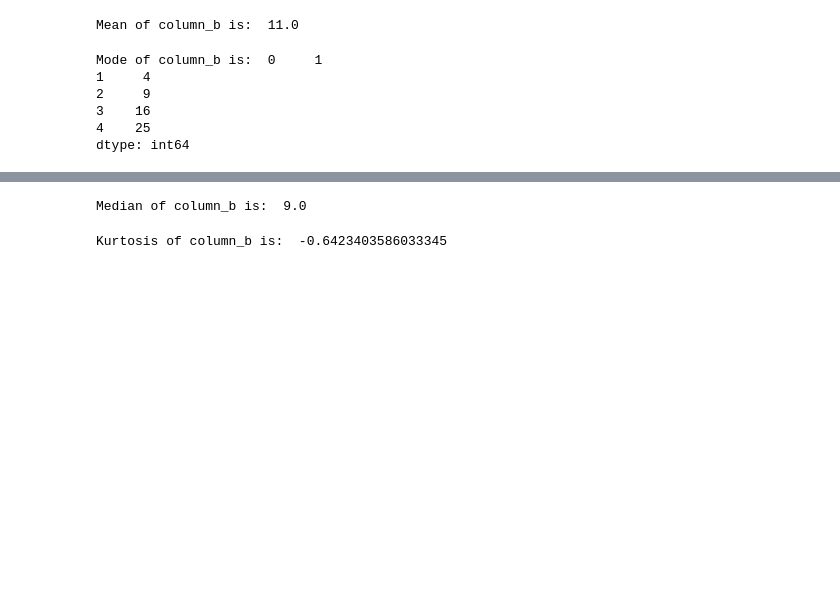
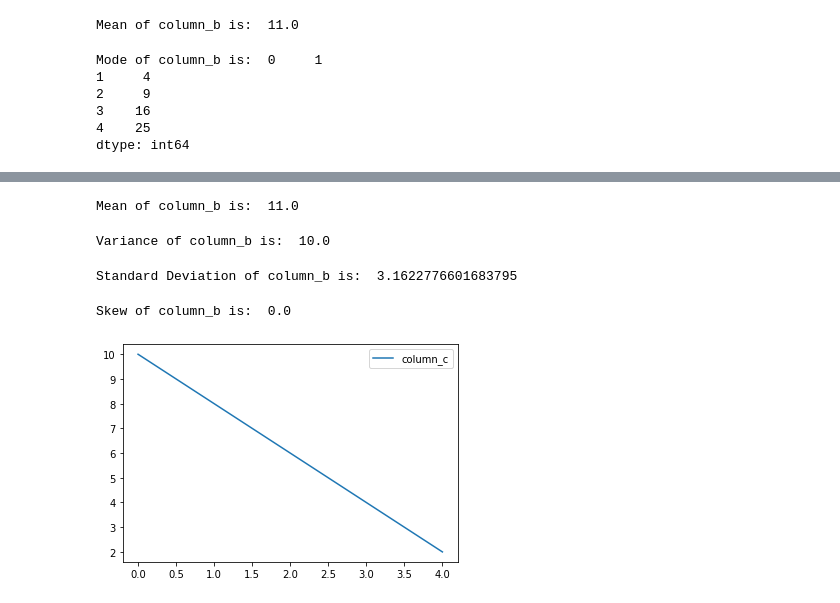
Before and after one commit to tevish321/challenge2, a Jupyter notebook: Challenge 2.ipynb, the cells around one changed output, grey strips where cells are left out. Saved outputs shown, nothing was run; the diff lists cells and outputs as text; code cells hidden in the pictures; blank space fills up the shorter version.

```diff
--- a/Challenge 2.ipynb
+++ b/Challenge 2.ipynb
@@ -35,8 +65,25 @@ dtype: int64
+# %%
+print('Mean of column_b is: ' , df.column_b.mean())
+# Mean represents the expected value of a variable in x and is the generalisation of the weighted mean
+# %% [output]
+Mean of column_b is:  11.0
 # %%
-print('Median of column_b is: ', df.column_b.median())
+print('Variance of column_b is: ' , df.column_c.var())
+# Variance is squared standard deviation
 # %% [output]
-Median of column_b is:  9.0
+Variance of column_b is:  10.0
-# %%
-print('Kurtosis of column_b is: ', df.column_b.kurtosis())
-# %% [output]
-Kurtosis of column_b is:  -0.6423403586033345
+# %%
+print('Standard Deviation of column_b is: ' , df.column_c.std())
+# Standard deviation shows how much data is spread away from the mean
+# %% [output]
+Standard Deviation of column_b is:  3.1622776601683795
+# %%
+print('Skew of column_b is: ' , df.column_c.skew())
+# skewness is a measure of the asymmetry of the probability distribution of a real-valued random variable about its mean
+# %% [output]
+Skew of column_b is:  0.0
+# %%
+df.plot(y='column_c')
+plt.show()
+# %% [output]
+[figure, added]
```
Also changed, not shown: parts of 18 cells of this notebook.
